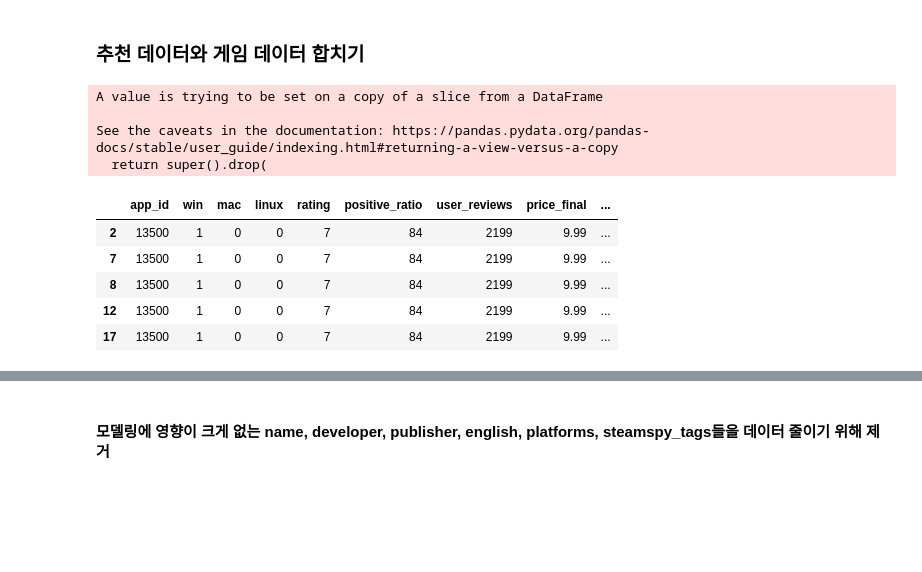
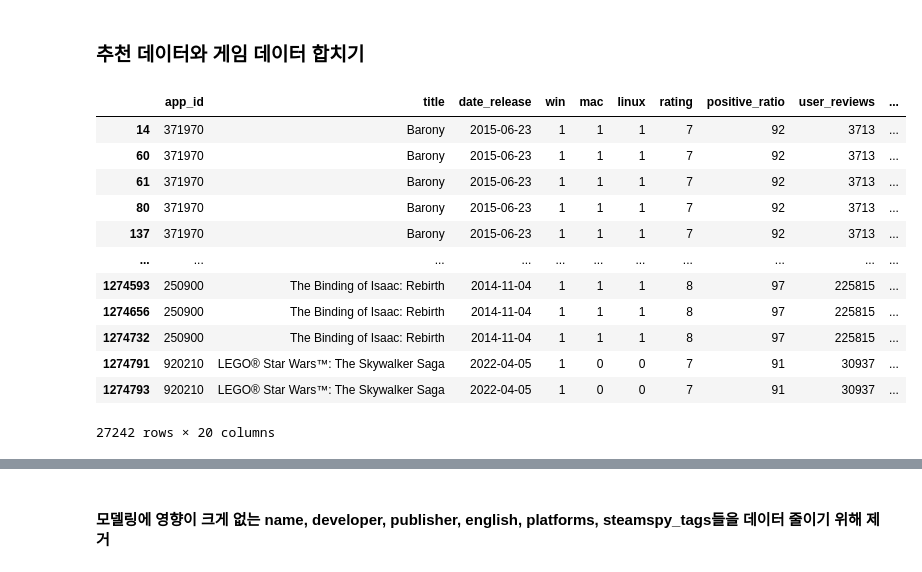
Before and after one commit to wooing1084/SteamGameRecommendationSystem, a Jupyter notebook: src/reduce_Data.ipynb, the cells around one changed output, grey strips where cells are left out. Cells and saved outputs as stored; diff of their text form; code cells hidden in the pictures; blank space fills up the shorter version.

Commit message:
reduce_data_gihun

```diff
--- a/src/reduce_Data.ipynb
+++ b/src/reduce_Data.ipynb
@@ -6,7 +6,7 @@ path = "C:/Users/gihun/Python/SteamGameRecommendationSystem/datasets/"
 # %%
 game_df = pd.read_csv(path+"preprocessed_games.csv", index_col=0)
 pre_steam3 = pd.read_csv(path+"pre_steam3.csv")
-rc_df = pd.read_csv(path+"recommendations.csv")
+rc_df = pd.read_csv(path+"pre_recommendations.csv")
 # %% [markdown]
 ### 추천 데이터와 게임 데이터 합치기
 # %%
@@ -18,3 +15,11 @@ filtered_df = merge_game_df[(merge_game_df['hours'] > 12) & (merge_game_df['date
 # %%
 # 게임 id와 유저 리뷰 개수 그룹핑
-grouped_df = filtered_df.groupby('app_id')['user_reviews'].sum().reset_index()
+grouped_df = merge_game_df.groupby('app_id')['user_reviews'].sum().reset_index()
+
+# 정렬
+sorted_grouped_df = grouped_df.sort_values(by='user_reviews', ascending=False)
+
+# 100개 선택
+top_100_app_ids = sorted_grouped_df.head(100)['app_id']
+
+top_100_filtered_df = merge_game_df[merge_game_df['app_id'].isin(sorted_grouped_df['app_id'])]
@@ -27,20 +26,26 @@ top_10000_app_ids = sorted_grouped_df.head(10000)['app_id']
-# %%
-final_filtered_df = filtered_df[filtered_df['app_id'].isin(top_10000_app_ids)]
-final_filtered_df.drop(["review_id", "title", "date_release", "discount"], axis=1, inplace=True)
-# %% [output]
-A value is trying to be set on a copy of a slice from a DataFrame
-
-See the caveats in the documentation: https://pandas.pydata.org/pandas-docs/stable/user_guide/indexing.html#returning-a-view-versus-a-copy
-  return super().drop(
+# %%
+final_df = top_100_filtered_df[(top_100_filtered_df['hours'] > 12) & (top_100_filtered_df['date'].dt.year >= 2020)]
+
+# 사용시간 12시간 이상 유저이면서 2020년 최근 리뷰, 리뷰 수가 2개 이상인 유저 필터링
+user_id_counts = final_df['user_id'].value_counts()
+user_ids_with_more_than_2 = user_id_counts[user_id_counts > 2].index
+final_filtered_df = final_df[final_df['user_id'].isin(user_ids_with_more_than_2)]
 # %%
-final_filtered_df.head()
+final_filtered_df
 # %% [output]
-|  | app_id | win | mac | linux | rating | positive_ratio | user_reviews | price_final | ... |
-| 2 | 13500 | 1 | 0 | 0 | 7 | 84 | 2199 | 9.99 | ... |
-| 7 | 13500 | 1 | 0 | 0 | 7 | 84 | 2199 | 9.99 | ... |
-| 8 | 13500 | 1 | 0 | 0 | 7 | 84 | 2199 | 9.99 | ... |
-| 12 | 13500 | 1 | 0 | 0 | 7 | 84 | 2199 | 9.99 | ... |
-| 17 | 13500 | 1 | 0 | 0 | 7 | 84 | 2199 | 9.99 | ... |
+|  | app_id | title | date_release | win | mac | linux | rating | positive_ratio | user_reviews | ... |
+| 14 | 371970 | Barony | 2015-06-23 | 1 | 1 | 1 | 7 | 92 | 3713 | ... |
+| 60 | 371970 | Barony | 2015-06-23 | 1 | 1 | 1 | 7 | 92 | 3713 | ... |
+| 61 | 371970 | Barony | 2015-06-23 | 1 | 1 | 1 | 7 | 92 | 3713 | ... |
+| 80 | 371970 | Barony | 2015-06-23 | 1 | 1 | 1 | 7 | 92 | 3713 | ... |
+| 137 | 371970 | Barony | 2015-06-23 | 1 | 1 | 1 | 7 | 92 | 3713 | ... |
+| ... | ... | ... | ... | ... | ... | ... | ... | ... | ... | ... |
+| 1274593 | 250900 | The Binding of Isaac: Rebirth | 2014-11-04 | 1 | 1 | 1 | 8 | 97 | 225815 | ... |
+| 1274656 | 250900 | The Binding of Isaac: Rebirth | 2014-11-04 | 1 | 1 | 1 | 8 | 97 | 225815 | ... |
+| 1274732 | 250900 | The Binding of Isaac: Rebirth | 2014-11-04 | 1 | 1 | 1 | 8 | 97 | 225815 | ... |
+| 1274791 | 920210 | LEGO® Star Wars™: The Skywalker Saga | 2022-04-05 | 1 | 0 | 0 | 7 | 91 | 30937 | ... |
+| 1274793 | 920210 | LEGO® Star Wars™: The Skywalker Saga | 2022-04-05 | 1 | 0 | 0 | 7 | 91 | 30937 | ... |
+27242 rows × 20 columns
 # %%
 pre_steam3.head()
 # %% [output]
```
Also changed, not shown: parts of 5 cells of this notebook, 1 other file.
